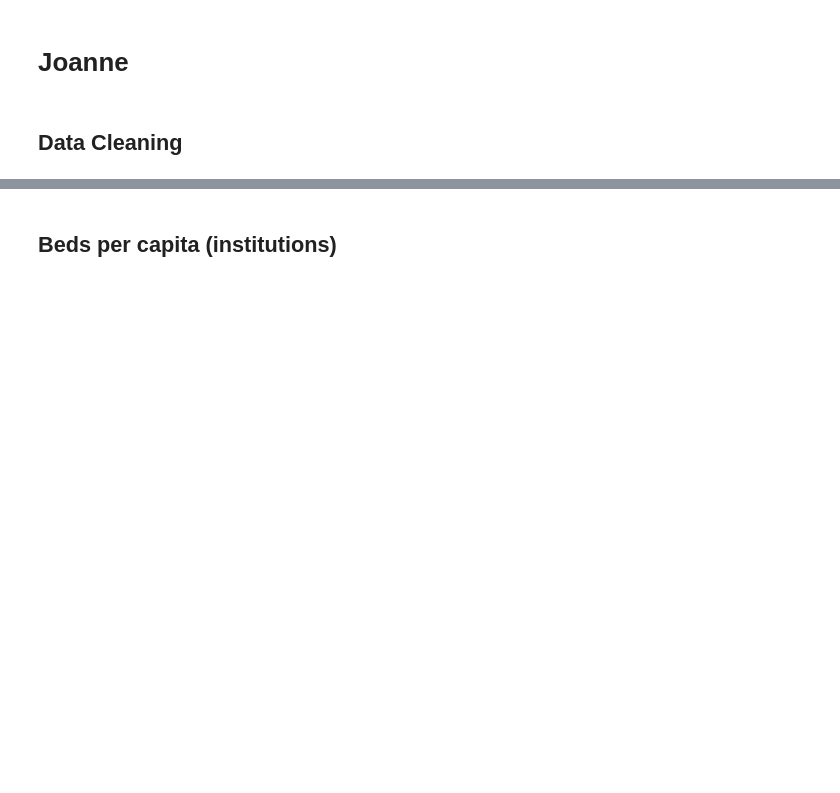
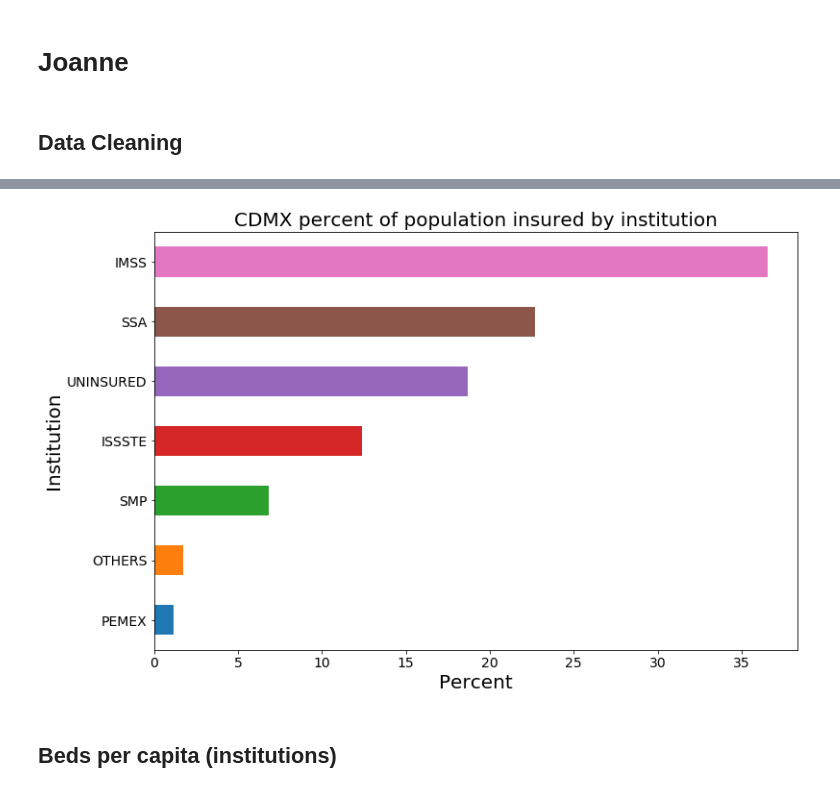
Before and after one commit to JoannePeel/healthcare-data-analysis, a Jupyter notebook: main.ipynb, the cells around one changed output, grey strips where cells are left out. Saved outputs shown, nothing was run; the diff lists cells and outputs as text; code cells hidden in the pictures; blank space fills up the shorter version.

Commit message:
I have added code to main and generated a new figure

```diff
--- a/main.ipynb
+++ b/main.ipynb
@@ -37,0 +40,21 @@ cdmx_hospitals.to_csv('data_output/cdmx_hospitals.csv')
+# %%
+insurance_data_to_load = "data_input/insured_population.csv"
+population_insured = pd.read_csv(insurance_data_to_load)
+population_insured.set_index('CLAVE DE LA INSTITUCION', inplace=True)
+pop_data_to_load = "data_input/population_cdmx.csv"
+population = pd.read_csv(pop_data_to_load)
+# %%
+Total_pop = population['Total'].sum()
+Total_insured = population_insured["population_insured"].sum()
+Uninsured = Total_pop - Total_insured
+no_insurance = pd.DataFrame({"population_insured": [Uninsured]})
+# %%
+percent_uninsured = (Uninsured/Total_pop)*100
+#print(percent_uninsured)
+cdmx_insurance = population_insured.append(no_insurance)
+cdmx_insurance = cdmx_insurance.rename(index={0:'UNINSURED'})
+cdmx_insurance["Percent_insured"] = (population_insured/Total_pop)*100
+cdmx_insurance.loc["UNINSURED", ("Percent_insured")] = "18.676512"
+cdmx_insurance["Percent_insured"] = pd.to_numeric(cdmx_insurance["Percent_insured"])
+cdmx_insurance = cdmx_insurance.sort_values("Percent_insured", ascending=True)
+cdmx_insurance
@@ -38,3 +70,14 @@ cdmx_hospitals.to_csv('data_output/cdmx_hospitals.csv')
+# %%
+cdmx_insurance["Percent_insured"].plot(kind="barh", figsize=(12,8), legend = False)
+plt.title("CDMX percent of population insured by institution").set_size(20)
+plt.xlabel("Percent").set_size(20)
+plt.ylabel("Institution").set_size(20)
+plt.tick_params(axis="x", labelsize=14)
+plt.tick_params(axis="y", labelsize=14)
+plt.savefig("figures/insurance_percent.png")
+plt.show()
+# %% [output]
+[figure, added]
 # %% [markdown]
 ## Beds per capita (institutions)
 # %%
```
Also changed, not shown: parts of 2 cells of this notebook, 1 other file.
